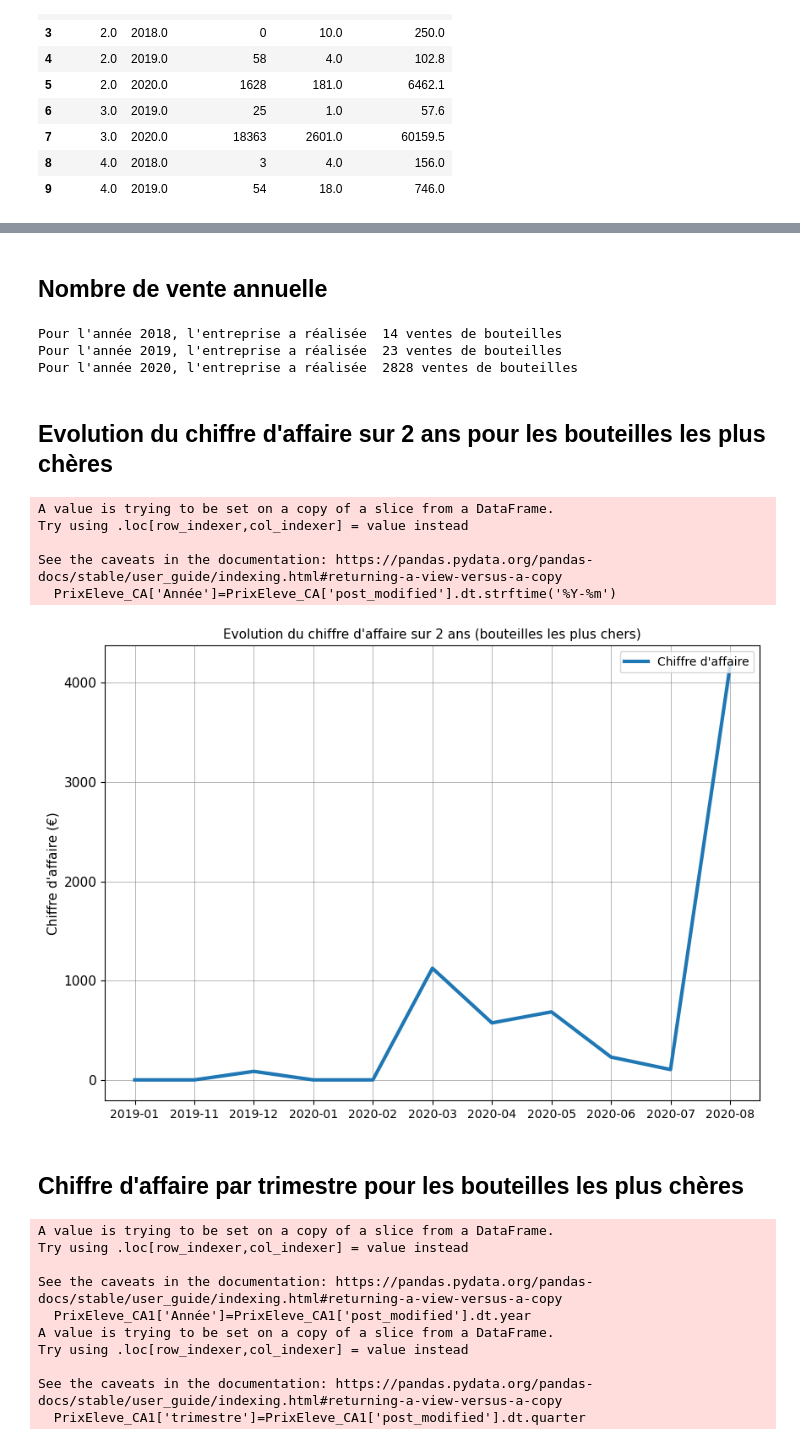
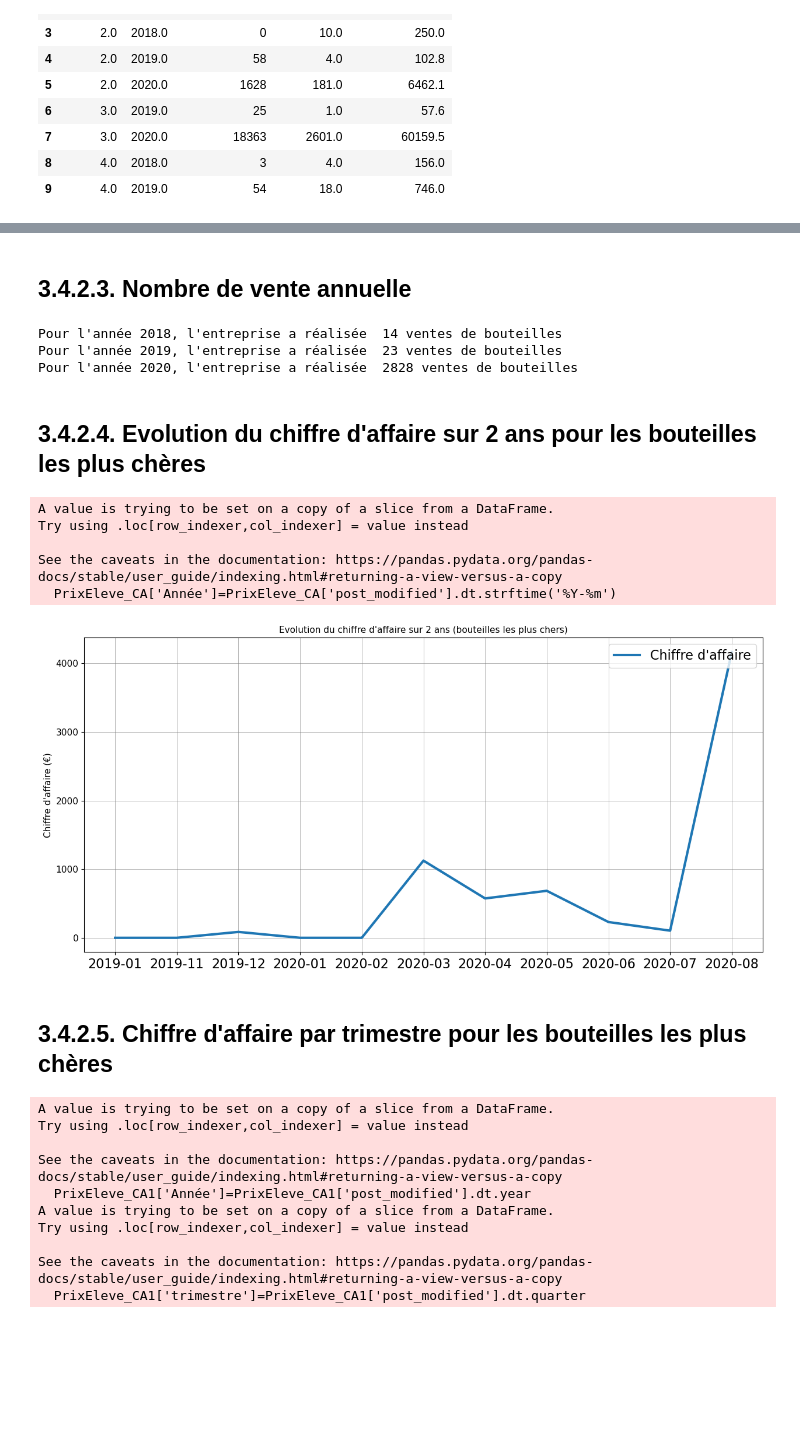
Before and after one commit to BM-Aurelie78/Projet-5-Optimiser-la-gestion-des-donnees-d-une-boutique-avec-R-ou-Python, a Jupyter notebook: Bellony-Montout_Aurélie_1_notebook_052023.ipynb, the cells around one changed output, grey strips where cells are left out. Saved outputs shown, nothing was run; the diff lists cells and outputs as text; code cells hidden in the pictures; blank space fills up the shorter version.

```diff
--- a/Bellony-Montout_Aurélie_1_notebook_052023.ipynb
+++ b/Bellony-Montout_Aurélie_1_notebook_052023.ipynb
@@ -116,5 +161,5 @@ memory usage: 331.1+ KB
 # %%
-#Remplacer les NaN par 0
-web[['tax_class', 'post_content_filtered','post_mime_type']]=web[['tax_class', 'post_content_filtered','post_mime_type']] .fillna(0)
-web.head(5)
+#Suppression des colonnes tax_class", "post_content", "post_password" et "post_content_password". Ces colonnes n'ont que des valeurs manquantes
+web=web.drop(columns=["tax_class", "post_content", "post_password" , "post_content_filtered"])
+web.head()
 # %% [output]
@@ -127,0 +178,4 @@ web.head(5)
+# %%
+#Remplacer les NaN par 0
+web[['post_mime_type']]=web[['post_mime_type']] .fillna(0)
+web.head(5)
@@ -386,0 +577,8 @@ plt.xlim(0,5000)
+# %%
+#Graphique à barre représentant les 10 produits générant le plus de revenu
+plt.figure(figsize=(16,10))
+plt.title('Les 10 produits générant le plus revenu')
+plt.rcParams.update({'font.size': 16})
+ax=sns.barplot(data=CA_Eleve, x="Chiffre d'affaire", y='post_title', ci=None, estimator=sum)
+ax.bar_label(ax.containers[0], fontsize=12)
+plt.show()
@@ -779,5 +1017,5 @@ No artists with labels found to put in legend.  Note that artists whose label st
 # %% [markdown]
-## Nombre de vente annuelle
+## 3.4.2.3. Nombre de vente annuelle
 # %%
 #Calcul du nombre de vente de bouteille en 2018
 Vente2018=CA2018.loc[CA2018['total_sales']>0]
@@ -798,34 +1036,34 @@ Pour l'année 2018, l'entreprise a réalisée  14 ventes de bouteilles
 Pour l'année 2019, l'entreprise a réalisée  23 ventes de bouteilles
 Pour l'année 2020, l'entreprise a réalisée  2828 ventes de bouteilles
 # %% [markdown]
-## Evolution du chiffre d'affaire sur 2 ans pour les bouteilles les plus chères
+## 3.4.2.4. Evolution du chiffre d'affaire sur 2 ans pour les bouteilles les plus chères
 # %%
 PrixEleve_CA=PrixEleve
 
 #Création de la colonne "Année" sous le format "aaaa-mm"
 PrixEleve_CA['Année']=PrixEleve_CA['post_modified'].dt.strftime('%Y-%m')
 PrixEleve_CA=PrixEleve_CA.groupby(['Année'])[['stock_quantity','total_sales',"Chiffre d'affaire"]] .sum()
 PrixEleve_CA = PrixEleve_CA.reset_index()
 
 #Graphique représentant l'évolution sur 2ans du chiffre d'affaire pour les bouteilles les plus chères
-plt.figure(figsize=(10, 7))
+plt.figure(figsize=(15, 7))
 plt.plot(PrixEleve_CA['Année'], PrixEleve_CA["Chiffre d'affaire"], label="Chiffre d'affaire", linewidth=3)
 plt.legend(loc='upper right')
 plt.ylabel("Chiffre d'affaire (€)", fontsize=11)
 plt.yticks(fontsize=11)
 plt.title("Evolution du chiffre d'affaire sur 2 ans (bouteilles les plus chers)", fontsize=11)
 plt.grid(color='gray', linestyle='-', linewidth=0.4)
 
 plt.show()
 # %% [output]
 A value is trying to be set on a copy of a slice from a DataFrame.
 Try using .loc[row_indexer,col_indexer] = value instead
 
 See the caveats in the documentation: https://pandas.pydata.org/pandas-docs/stable/user_guide/indexing.html#returning-a-view-versus-a-copy
   PrixEleve_CA['Année']=PrixEleve_CA['post_modified'].dt.strftime('%Y-%m')
-[figure, old version]
+[figure, new version]
 # %% [markdown]
-## Chiffre d'affaire par trimestre pour les bouteilles les plus chères
+## 3.4.2.5. Chiffre d'affaire par trimestre pour les bouteilles les plus chères
 # %%
 PrixEleve_CA1=PrixEleve
 
```
Also changed, not shown: parts of 71 cells of this notebook.
